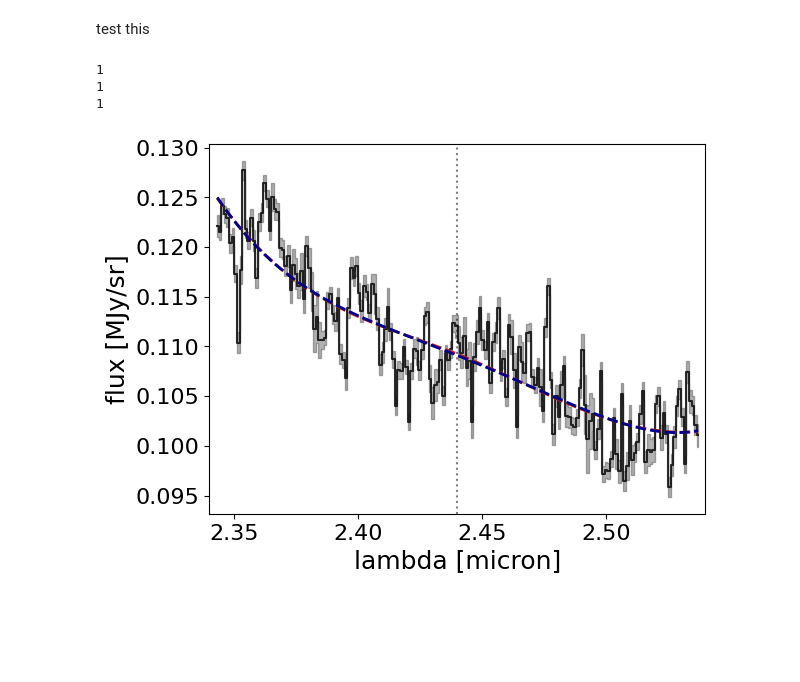
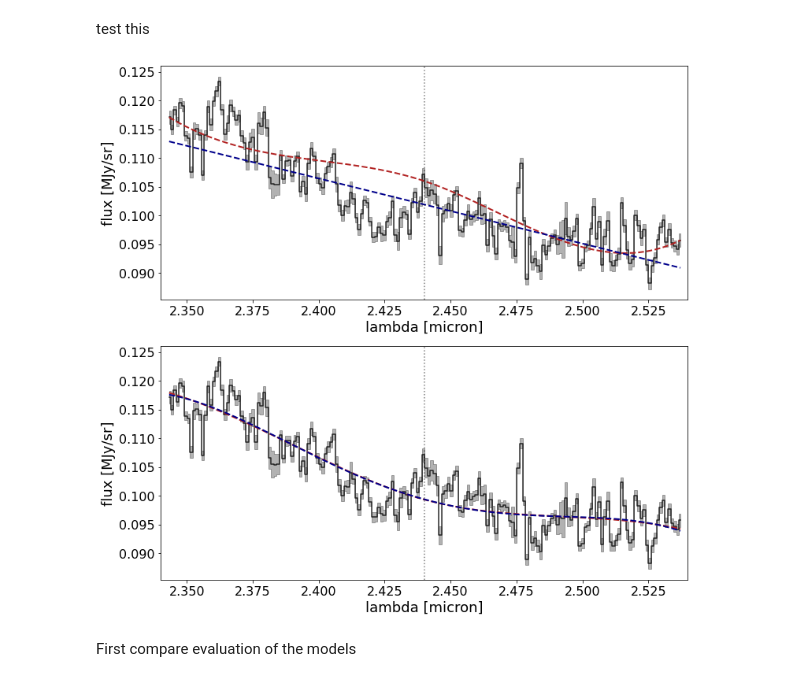
Before and after one commit to rjanish/JWST-DMdecay, a Jupyter notebook: compare_fit_methods.ipynb, the cells around one changed output. Saved outputs shown, nothing was run; the diff lists cells and outputs as text; code cells hidden in the pictures; blank space fills up the shorter version.

```diff
--- a/compare_fit_methods.ipynb
+++ b/compare_fit_methods.ipynb
@@ -164,8 +215,8 @@ def compare_continuum_fit(configs, data, lam0,
 test this
 # %%
 lam0 = 2.44 # um, used in previous examples
-out_spline = compare_continuum_fit(configs, data, lam0, model="spline")
-out_poly = compare_continuum_fit(configs, data, lam0, model="polynomial")
+out_spline = compare_fits(configs, data, lam0, model="spline", method="trf")
+out_poly = compare_fits(configs, data, lam0, model="polynomial", method="trf", jac="2-point")
 
 [[lmin, lmax],
      spec_list,
@@ -182,41 +233,42 @@ out_poly = compare_continuum_fit(configs, data, lam0, model="polynomial")
      error_list,
      fixed_list,
      spec_list,
-     res_list] = out_spline
+     res_list, initial_knot_spline] = out_spline
 best_coefs_poly = out_poly[5][1]
+initial_coefs_poly = out_poly[16]
 # %%
-fig, ax = plt.subplots()
-print(len(sky_list))
-print(len(error_list))
+fig, axes = plt.subplots(2, 1, figsize=(12, 12))
 num_fitted_specs = len(knots)//num_knots
-print(num_fitted_specs)
-for i in range(num_fitted_specs):
-    start = i*num_knots
-    end = (i + 1)*num_knots
-    ax.fill_between(lam_list[i],
-                sky_list[i] - error_list[i],
-                sky_list[i] + error_list[i], step="mid",
-                color='black', alpha=0.3)
-    ax.step(lam_list[i], sky_list[i], where="mid",
-            color='black', alpha=0.8)
-    # limiting model
-    continuum_model = interp.CubicSpline(knots[start:end],
-                                         best_knots_spline[start:end])
-    poly_model = faster_polyval(best_coefs_poly[start:end], lam_list[i])
-    ax.plot(lam_list[i], continuum_model(lam_list[i]),
-            color='firebrick', linestyle='dashed', marker='',
-            linewidth=2, alpha=1)
-    ax.plot(lam_list[i], poly_model,
-            color='darkblue', linestyle='dashed', marker='',
-            linewidth=2, alpha=1)
-    ax.axvline(lam0, linestyle='dotted', color='black', alpha=0.5)
+loop = zip(axes,
+           [initial_knot_spline, best_knots_spline],
+           [initial_coefs_poly, best_coefs_poly])
+for ax, spline, poly in loop:
+        for i in range(num_fitted_specs):
+                start = i*num_knots
+                end = (i + 1)*num_knots
+                ax.fill_between(lam_list[i],
+                                sky_list[i] - error_list[i],
+                                sky_list[i] + error_list[i], step="mid",
+                                color='black', alpha=0.3)
+                ax.step(lam_list[i], sky_list[i], where="mid",
+                        color='black', alpha=0.8)
+                # limiting model
+                continuum_model = interp.CubicSpline(knots[start:end],
+                                                spline[start:end])
+                poly_model = faster_polyval(poly[start:end], lam_list[i])
+                ax.plot(lam_list[i], continuum_model(lam_list[i]),
+                        color='firebrick', linestyle='dashed', marker='',
+                        linewidth=2, alpha=1)
+                ax.plot(lam_list[i], poly_model,
+                        color='darkblue', linestyle='dashed', marker='',
+                        linewidth=2, alpha=1)
+                ax.axvline(lam0, linestyle='dotted', color='black', alpha=0.5)
 
-ax.set_xlim(lam0 - 0.1, lam0 + 0.1)
-ax.set_xlabel(r"lambda [micron]", fontsize=18)
-ax.set_ylabel(r"flux [MJy/sr]", fontsize=18)
-ax.tick_params(axis='both', which='major', labelsize=16)
+                ax.set_xlim(lam0 - 0.1, lam0 + 0.1)
+                ax.set_xlabel(r"lambda [micron]", fontsize=18)
+                ax.set_ylabel(r"flux [MJy/sr]", fontsize=18)
+                ax.tick_params(axis='both', which='major', labelsize=16)
 # %% [output]
-1
-1
-1
-[figure, old version]
+[figure, new version]
+# %% [markdown]
+First compare evaluation of the models
```
Also changed, not shown: parts of 17 cells of this notebook.
